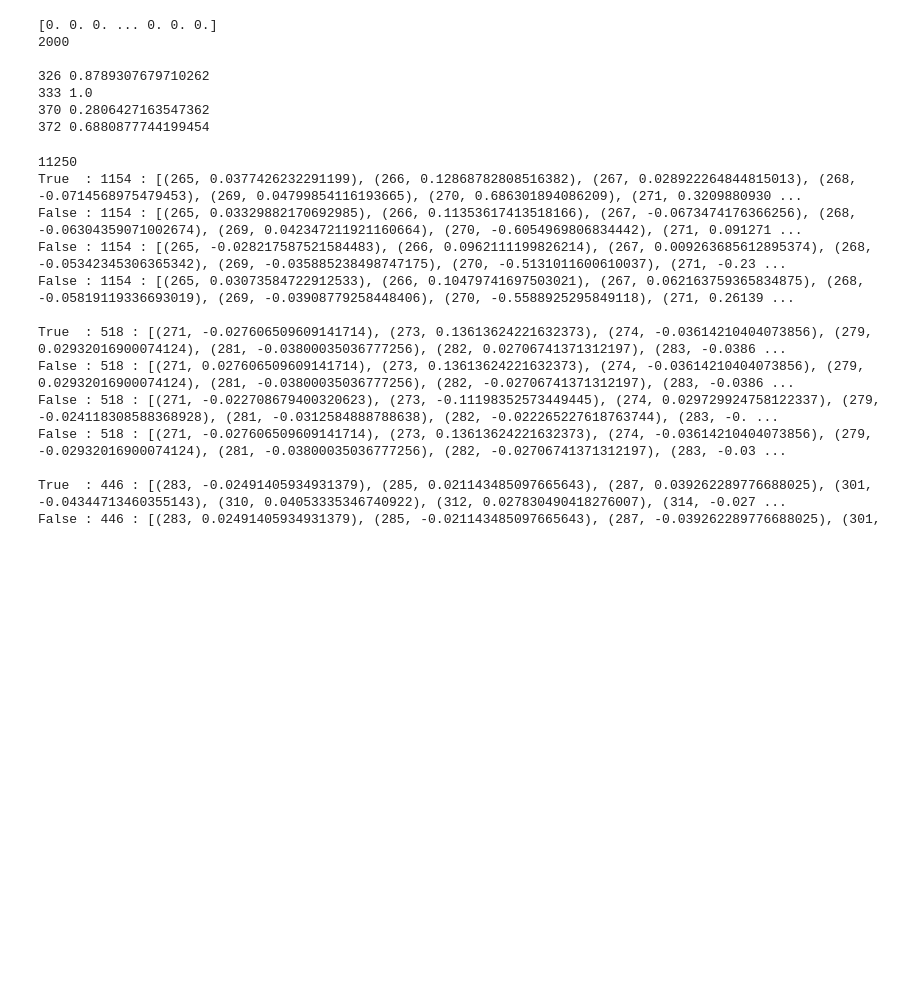
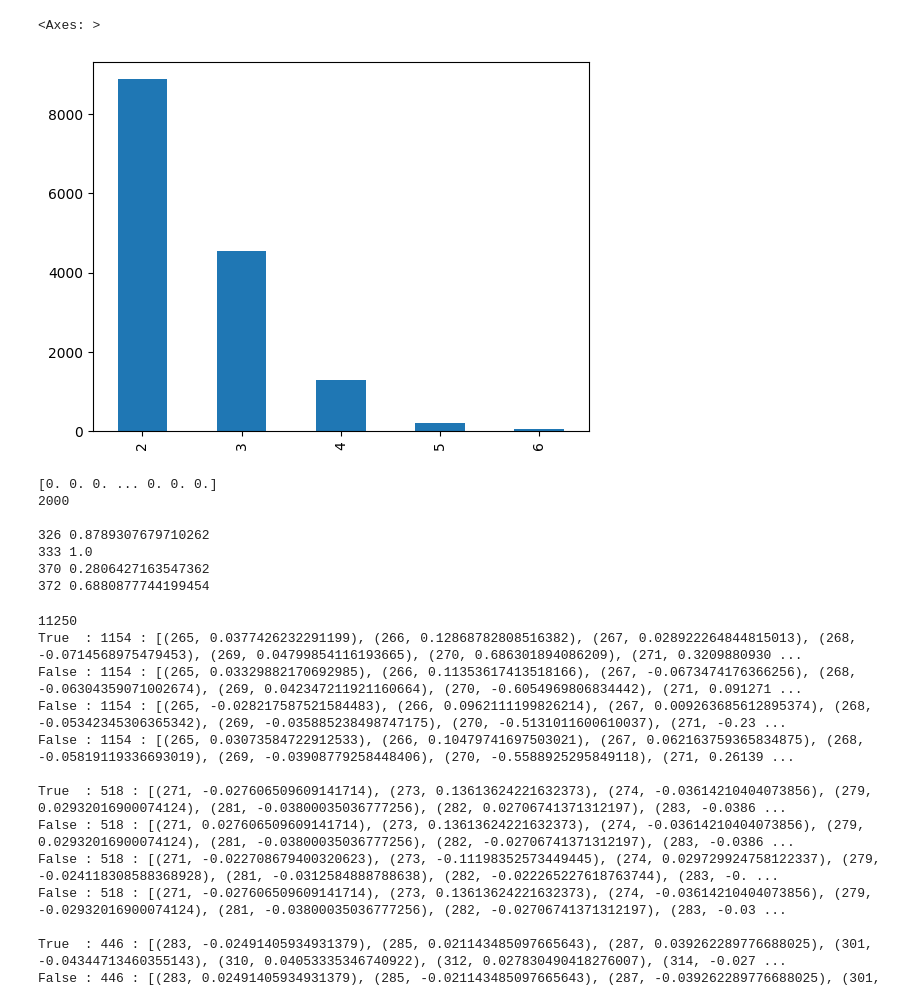
Before and after one commit to vchelur97/psm, a Jupyter notebook: eda_annotations.ipynb, the cells around one changed output. Drawn from its saved outputs; the diff is of its cells as text; code cells hidden in the pictures; blank space fills up the shorter version.

```diff
--- a/eda_annotations.ipynb
+++ b/eda_annotations.ipynb
@@ -28,3 +188,15 @@ dict_keys(['usi', 'charge', 'mz_arr', 'intensity_arr', 'annotations_arr', 'pepti
+# %%
+# Plot charge distribution
+charges = []
+for key in train_annotations:
+    for scan in train_annotations[key]:
+        charges.append(train_annotations[key][scan]['charge'])
+
+# charge histogram
+pd.Series(charges).value_counts().plot(kind='bar')
+# %% [output]
+<Axes: >
+[figure, added]
 # %%
 # Get discretized spectrum
 from utils import create_discretized_spectrum
```
Also changed, not shown: parts of 5 cells of this notebook.
